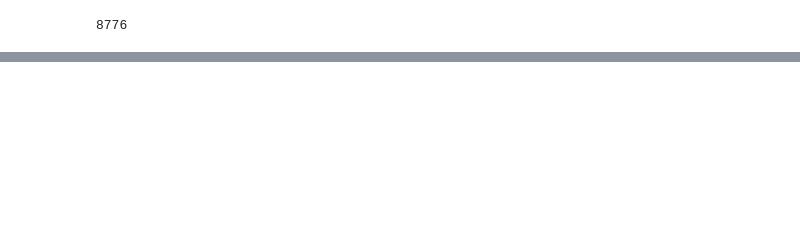
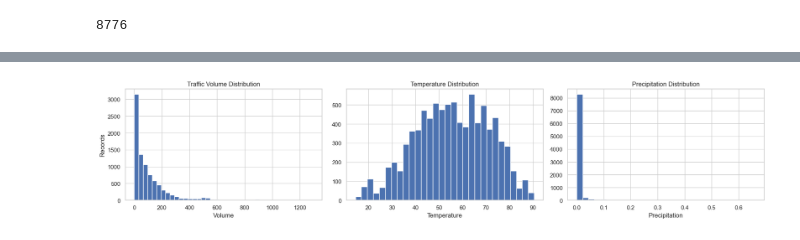
Before and after one commit to datasheng/csc46000-team-project-2026, a Jupyter notebook: proje.ipynb, the cells around one changed output, grey strips where cells are left out. Cells and saved outputs as stored; diff of their text form; code cells hidden in the pictures; blank space fills up the shorter version.

```diff
--- a/proje.ipynb
+++ b/proje.ipynb
@@ -283,0 +300,16 @@ df_final.to_sql(
+# %%
+import matplotlib.pyplot as plt
+
+eda_df = df_final.copy()
+eda_df["date"] = pd.to_datetime(eda_df["date"])
+eda_df["vol"] = pd.to_numeric(eda_df["vol"], errors="coerce")
+eda_df["temperature_2m"] = pd.to_numeric(eda_df["temperature_2m"], errors="coerce")
+eda_df["precipitation"] = pd.to_numeric(eda_df["precipitation"], errors="coerce")
+eda_df["day_of_week"] = eda_df["date"].dt.day_name()
+eda_df["month"] = eda_df["date"].dt.to_period("M").astype(str)
+eda_df["is_raining"] = eda_df["precipitation"] > 0
+
+print(f"Rows: {eda_df.shape[0]:,}")
+print(f"Columns: {eda_df.shape[1]:,}")
+print(f"Date range: {eda_df['date'].min().date()} to {eda_df['date'].max().date()}")
+display(eda_df.head())
@@ -283,0 +358,20 @@ df_final.to_sql(
+# %%
+fig, axes = plt.subplots(1, 3, figsize=(18, 4))
+
+eda_df["vol"].hist(bins=40, ax=axes[0])
+axes[0].set_title("Traffic Volume Distribution")
+axes[0].set_xlabel("Volume")
+axes[0].set_ylabel("Records")
+
+eda_df["temperature_2m"].hist(bins=30, ax=axes[1])
+axes[1].set_title("Temperature Distribution")
+axes[1].set_xlabel("Temperature")
+
+eda_df["precipitation"].hist(bins=30, ax=axes[2])
+axes[2].set_title("Precipitation Distribution")
+axes[2].set_xlabel("Precipitation")
+
+plt.tight_layout()
+plt.show()
+# %% [output]
+[figure, added]
```
Also changed, not shown: parts of 41 cells of this notebook, 2 other files.
